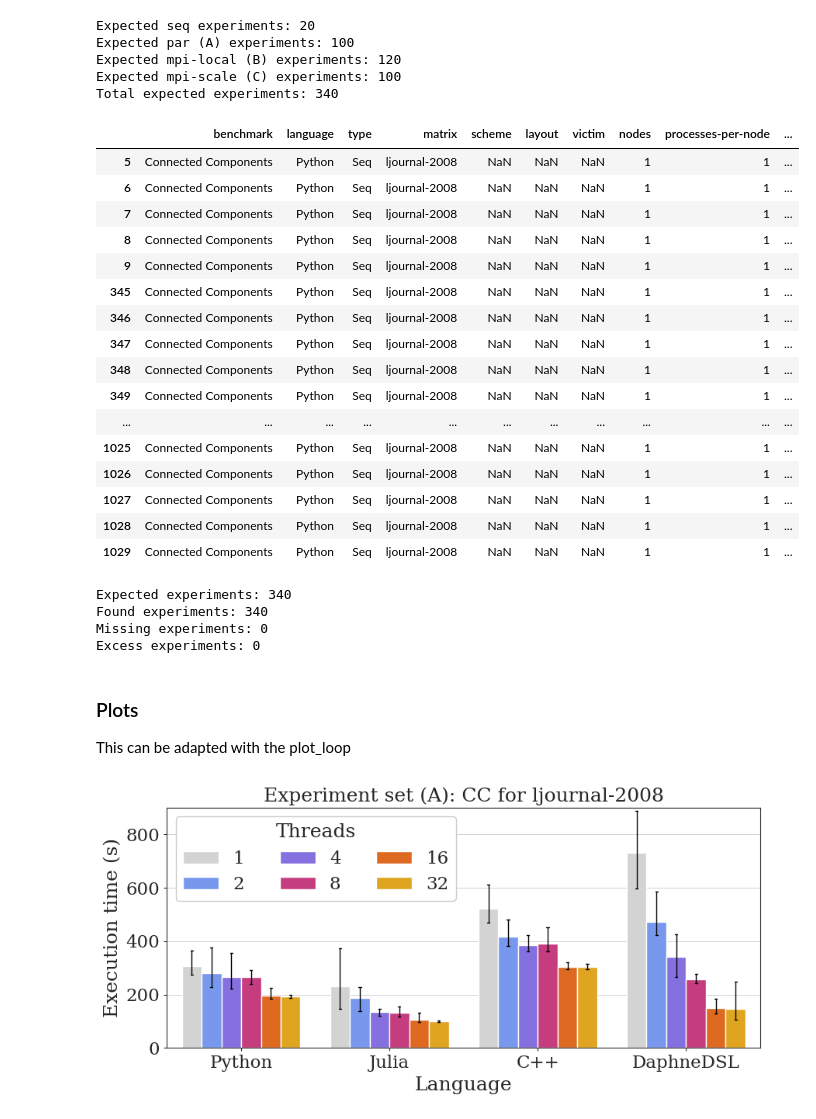
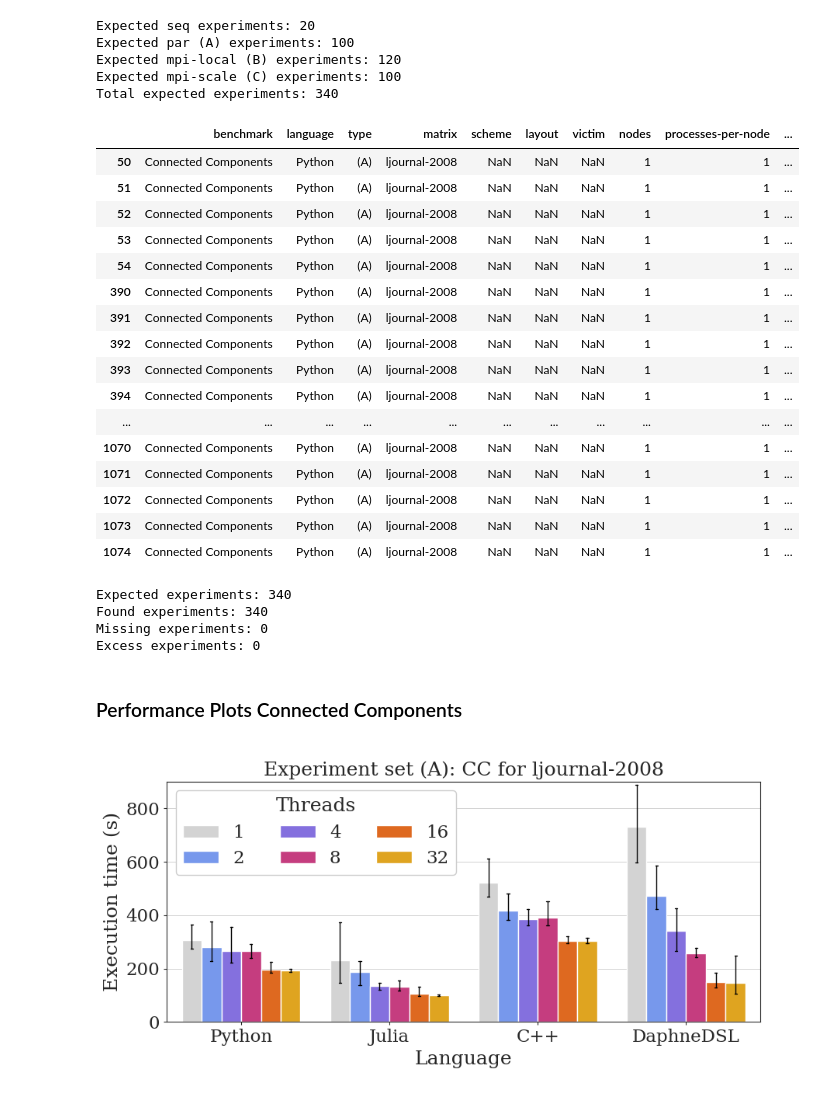
Before and after one commit to unibas-dmi-hpc/daphnescale, a Jupyter notebook: plots/plots.ipynb, the cells around one changed output. Drawn from its saved outputs; the diff is of its cells as text; code cells hidden in the pictures.

Commit message:
Updates performance plots CC

```diff
--- a/plots/plots.ipynb
+++ b/plots/plots.ipynb
@@ -227,7 +220,9 @@ path_json = '../coding_productivity/metrics/'
 # file name to text mapper
 mapper = {
     'cc': 'Connected Components',
-    'nbody': 'N-Body',
+    'nbody': 'N-Body Simulation',
+    'ms': 'Merge Sort',
+    'pi': 'Pi Approximation',
     'cpp': 'C++\n(cpp)',
     'jl': 'Julia\n(jl)',
     'py': 'Python\n(py)',
@@ -244,7 +239,6 @@ all_files = glob.glob(os.path.join(path_json,'*.json'))
 
 # read all JSON files and combine them into a single DataFrame
 df_list = []
-print(all_files)
 for filepath in all_files:
 
     filename = os.path.basename(filepath)  # Get the filename from the full path
@@ -572,7 +550,6 @@ mapper = {
     'py': 'Python',
     'daph': 'DaphneDSL',
     'seq': 'Seq',
-    'par': 'Par',
     'mpi_local': '(B)',
     'par': '(A)',
     'mpi_scale_nodes': '(C)',
@@ -699,51 +676,51 @@ for filepath in all_files:
             int(threads),
             int(rep),
             float(t_read),
             float(t_computation),
             float(t_ete),
             float(result)
         ]
 
         df_list.append(df)
 
 df_wide = pd.concat(df_list, axis=0, ignore_index=True)
 
 # make it a tidy DataFrame
 df_long = pd.melt(
     df_wide,
     id_vars=['benchmark', 'language', 'type', 'matrix', 'scheme', 'layout', 'victim', 'nodes', 'processes-per-node', 'threads-per-process','rep'],  # keep these as identifiers
     value_vars=['t-reading','t-computation','t-end-to-end','result'],  # metrics to melt
     var_name='metric',
     value_name='value'
 )
 
 # show
 df_long.head(10)
-df_long[(df_long['type'] == 'Seq')
+df_long[(df_long['type'] == '(A)')
         & (df_long['matrix'] == 'ljournal-2008')
         & (df_long['language'] == 'Python')
         & (df_long['nodes'] == 1)
         & (df_long['processes-per-node'] == 1)
-        & (df_long['threads-per-process'] == 1)
+        & (df_long['threads-per-process'] == 2)
 ].head(20)
 # %% [output]
 |  | benchmark | language | type | matrix | scheme | layout | victim | nodes | processes-per-node | ... |
-| 5 | Connected Components | Python | Seq | ljournal-2008 | NaN | NaN | NaN | 1 | 1 | ... |
-| 6 | Connected Components | Python | Seq | ljournal-2008 | NaN | NaN | NaN | 1 | 1 | ... |
-| 7 | Connected Components | Python | Seq | ljournal-2008 | NaN | NaN | NaN | 1 | 1 | ... |
-| 8 | Connected Components | Python | Seq | ljournal-2008 | NaN | NaN | NaN | 1 | 1 | ... |
-| 9 | Connected Components | Python | Seq | ljournal-2008 | NaN | NaN | NaN | 1 | 1 | ... |
-| 345 | Connected Components | Python | Seq | ljournal-2008 | NaN | NaN | NaN | 1 | 1 | ... |
-| 346 | Connected Components | Python | Seq | ljournal-2008 | NaN | NaN | NaN | 1 | 1 | ... |
-| 347 | Connected Components | Python | Seq | ljournal-2008 | NaN | NaN | NaN | 1 | 1 | ... |
-| 348 | Connected Components | Python | Seq | ljournal-2008 | NaN | NaN | NaN | 1 | 1 | ... |
-| 349 | Connected Components | Python | Seq | ljournal-2008 | NaN | NaN | NaN | 1 | 1 | ... |
+| 50 | Connected Components | Python | (A) | ljournal-2008 | NaN | NaN | NaN | 1 | 1 | ... |
+| 51 | Connected Components | Python | (A) | ljournal-2008 | NaN | NaN | NaN | 1 | 1 | ... |
+| 52 | Connected Components | Python | (A) | ljournal-2008 | NaN | NaN | NaN | 1 | 1 | ... |
+| 53 | Connected Components | Python | (A) | ljournal-2008 | NaN | NaN | NaN | 1 | 1 | ... |
+| 54 | Connected Components | Python | (A) | ljournal-2008 | NaN | NaN | NaN | 1 | 1 | ... |
+| 390 | Connected Components | Python | (A) | ljournal-2008 | NaN | NaN | NaN | 1 | 1 | ... |
+| 391 | Connected Components | Python | (A) | ljournal-2008 | NaN | NaN | NaN | 1 | 1 | ... |
+| 392 | Connected Components | Python | (A) | ljournal-2008 | NaN | NaN | NaN | 1 | 1 | ... |
+| 393 | Connected Components | Python | (A) | ljournal-2008 | NaN | NaN | NaN | 1 | 1 | ... |
+| 394 | Connected Components | Python | (A) | ljournal-2008 | NaN | NaN | NaN | 1 | 1 | ... |
 | ... | ... | ... | ... | ... | ... | ... | ... | ... | ... | ... |
-| 1025 | Connected Components | Python | Seq | ljournal-2008 | NaN | NaN | NaN | 1 | 1 | ... |
-| 1026 | Connected Components | Python | Seq | ljournal-2008 | NaN | NaN | NaN | 1 | 1 | ... |
-| 1027 | Connected Components | Python | Seq | ljournal-2008 | NaN | NaN | NaN | 1 | 1 | ... |
-| 1028 | Connected Components | Python | Seq | ljournal-2008 | NaN | NaN | NaN | 1 | 1 | ... |
-| 1029 | Connected Components | Python | Seq | ljournal-2008 | NaN | NaN | NaN | 1 | 1 | ... |
+| 1070 | Connected Components | Python | (A) | ljournal-2008 | NaN | NaN | NaN | 1 | 1 | ... |
+| 1071 | Connected Components | Python | (A) | ljournal-2008 | NaN | NaN | NaN | 1 | 1 | ... |
+| 1072 | Connected Components | Python | (A) | ljournal-2008 | NaN | NaN | NaN | 1 | 1 | ... |
+| 1073 | Connected Components | Python | (A) | ljournal-2008 | NaN | NaN | NaN | 1 | 1 | ... |
+| 1074 | Connected Components | Python | (A) | ljournal-2008 | NaN | NaN | NaN | 1 | 1 | ... |
 # %%
 # check for missing
 print(f"Expected experiments: {len(expected_res)}")
@@ -764,9 +741,8 @@ Found experiments: 340
 Missing experiments: 0
 Excess experiments: 0
 # %% [markdown]
-### Plots
-
-This can be adapted with the plot_loop
+### Performance Plots Connected Components
+<a id='perf_cc'></a>
 # %%
 # output path for svg plots
 path_svg = './performance/'
```
Also changed, not shown: parts of 20 cells of this notebook, 7 other files.
